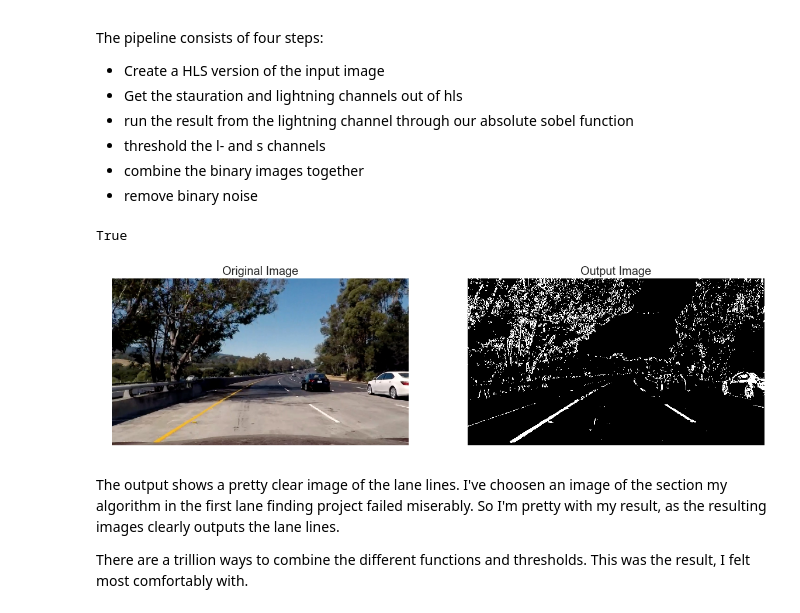
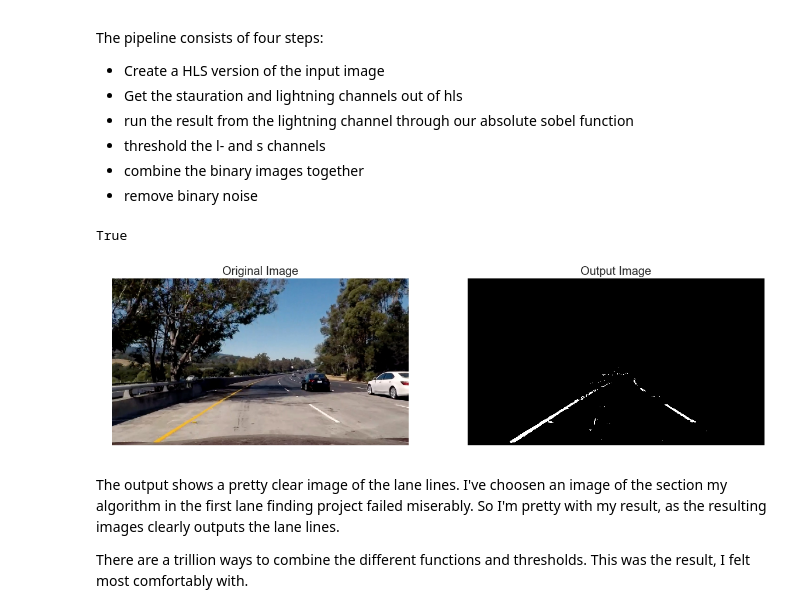
Before and after one commit to BernhardRode/CarND-Advanced-Lane-Lines, a Jupyter notebook: CarND-Advanced-Lane-Lines-P4-Part1.ipynb, the cells around one changed output. Saved outputs shown, nothing was run; the diff lists cells and outputs as text; code cells hidden in the pictures.

```diff
--- a/CarND-Advanced-Lane-Lines-P4-Part1.ipynb
+++ b/CarND-Advanced-Lane-Lines-P4-Part1.ipynb
@@ -315,0 +340,6 @@ def create_binary(img):
+# %%
+def get_steering_correction(steering_angle = 0, max_length = 100, boost = 2):
+    length = (steering_angle * boost * max_length) / 180
+    if (length > max_length):
+        length = max_length
+    return length
@@ -316,3 +364,7 @@ def create_binary(img):
+# %%
+def gaussian_blur(img, kernel_size):
+    """Applies a Gaussian Noise kernel"""
+    return cv2.GaussianBlur(img, (kernel_size, kernel_size), 0)
 # %% [markdown]
 ### Try out helpers
 # %% [markdown]
@@ -362,0 +425,22 @@ True
+# %%
+ksize = 5
+threshold=(25, 80)
+
+mag_sobel_kernel = 9
+mag_threshold=(40, 100)
+
+binary_sobel_kernel = 15
+binary_mag_threshold=(0.7, 1.3)
+
+s_thresh=(200, 255)
+sx_thresh=(50, 100)
+
+img = mpimg.imread(test_image_output)
+
+kernel_size = 5 # kernel size must be odd
+gaussian_blur_image = gaussian_blur(img, kernel_size)
+
+interesting_region = get_trapezoid(gaussian_blur_image)
+interesting_region_image = region_of_interest(gaussian_blur_image, interesting_region)
+
+gradx, grady, mag_binary, dir_binary, color_binary = create_binary(interesting_region_image)
@@ -373,7 +485,7 @@ The pipeline consists of four steps:
 * combine the binary images together
 * remove binary noise
 # %%
-def pipeline(img):
+def pipeline(img, steering_angle = 0, horizon = 52):
     thresh_s = (120, 255)
     thresh_l = (40, 255)
     thresh_sobel = (20, 255)
@@ -401,35 +513,41 @@ def pipeline(img):
     # Combined Binary
     combined = np.zeros_like(gradx)
     combined[(((l_binary == 1) & (s_binary == 1)) | (gradx == 1))] = 1
 
     unnoised = binary_noise_reduction(combined)
 
-    return unnoised
+    kernel_size = 1 # kernel size must be odd
+    gaussian_blur_image = gaussian_blur(unnoised, kernel_size)
+
+    interesting_region = get_trapezoid(gaussian_blur_image, steering_angle=steering_angle, horizon=horizon, margin = 150)
+    interesting_region_image = region_of_interest(gaussian_blur_image, interesting_region)
+
+    return interesting_region_image
 
 dist_pickle = pickle.load( open(camera_calibration_pickle, "rb" ) )
 mtx = dist_pickle["mtx"]
 dist = dist_pickle["dist"]
 objpoints = dist_pickle["objpoints"]
 imgpoints = dist_pickle["imgpoints"]
 
 img = mpimg.imread(test_image)
 undist = cv2.undistort(img, mtx, dist, None, mtx)
 output = pipeline(undist)
 
 draw = np.uint8(255*np.dstack((output, output, output)))
 
 %matplotlib inline
 f, (ax1, ax2) = plt.subplots(1, 2, figsize=(20,10))
 ax1.imshow(undist)
 ax1.axis('off')
 ax1.set_title('Original Image', fontsize=20)
 ax2.imshow(draw)
 ax2.axis('off')
 ax2.set_title('Output Image', fontsize=20)
 cv2.imwrite(test_undist_combined, bin_to_rgb(output))
 # %% [output]
 True
-[figure, old version]
+[figure, new version]
 # %% [markdown]
 The output shows a pretty clear image of the lane lines. I've choosen an image of the section my algorithm in the first lane finding project failed miserably. So I'm pretty with my result, as the resulting images clearly outputs the lane lines.
 
```
Also changed, not shown: parts of 20 cells of this notebook, 16 other files.
